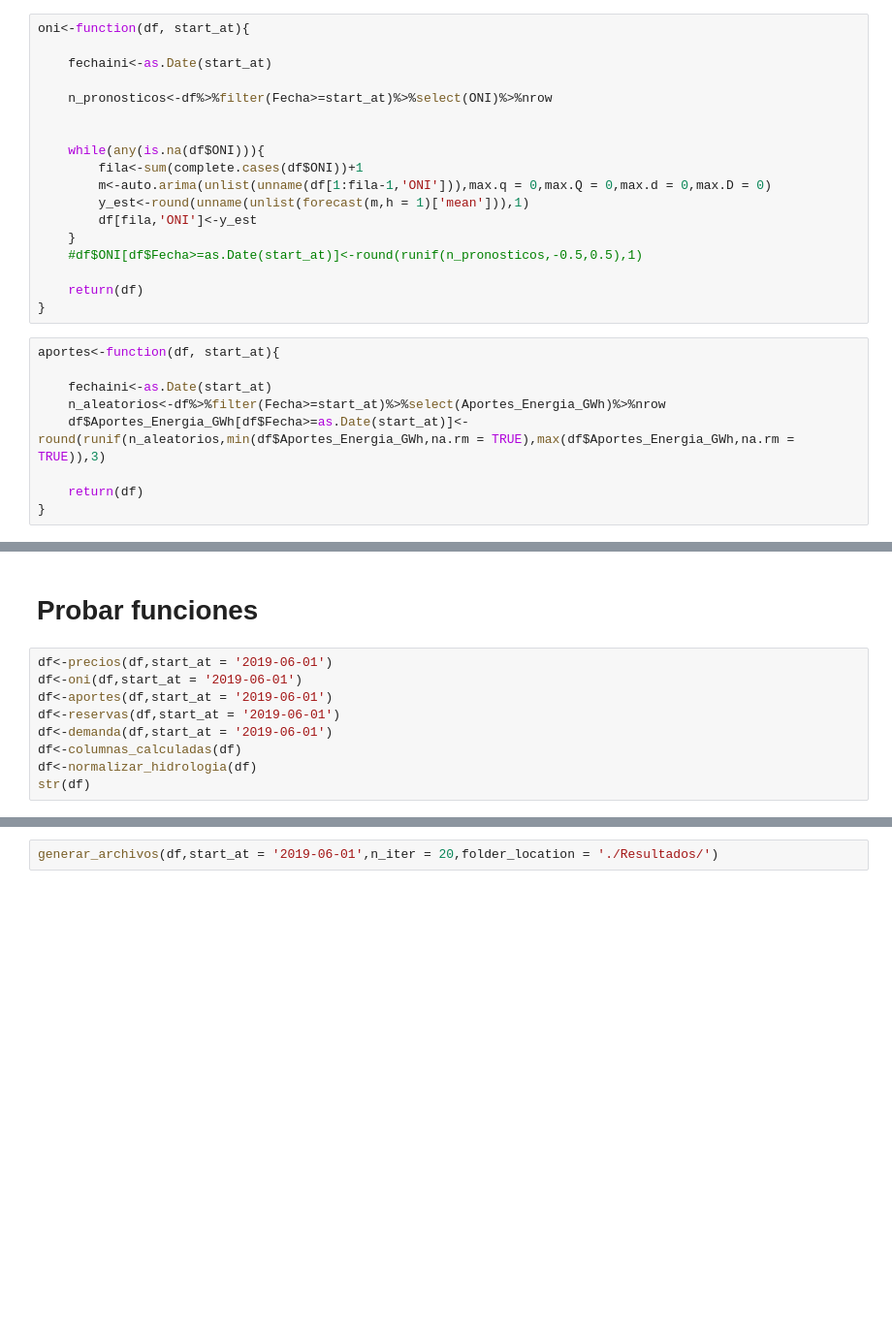
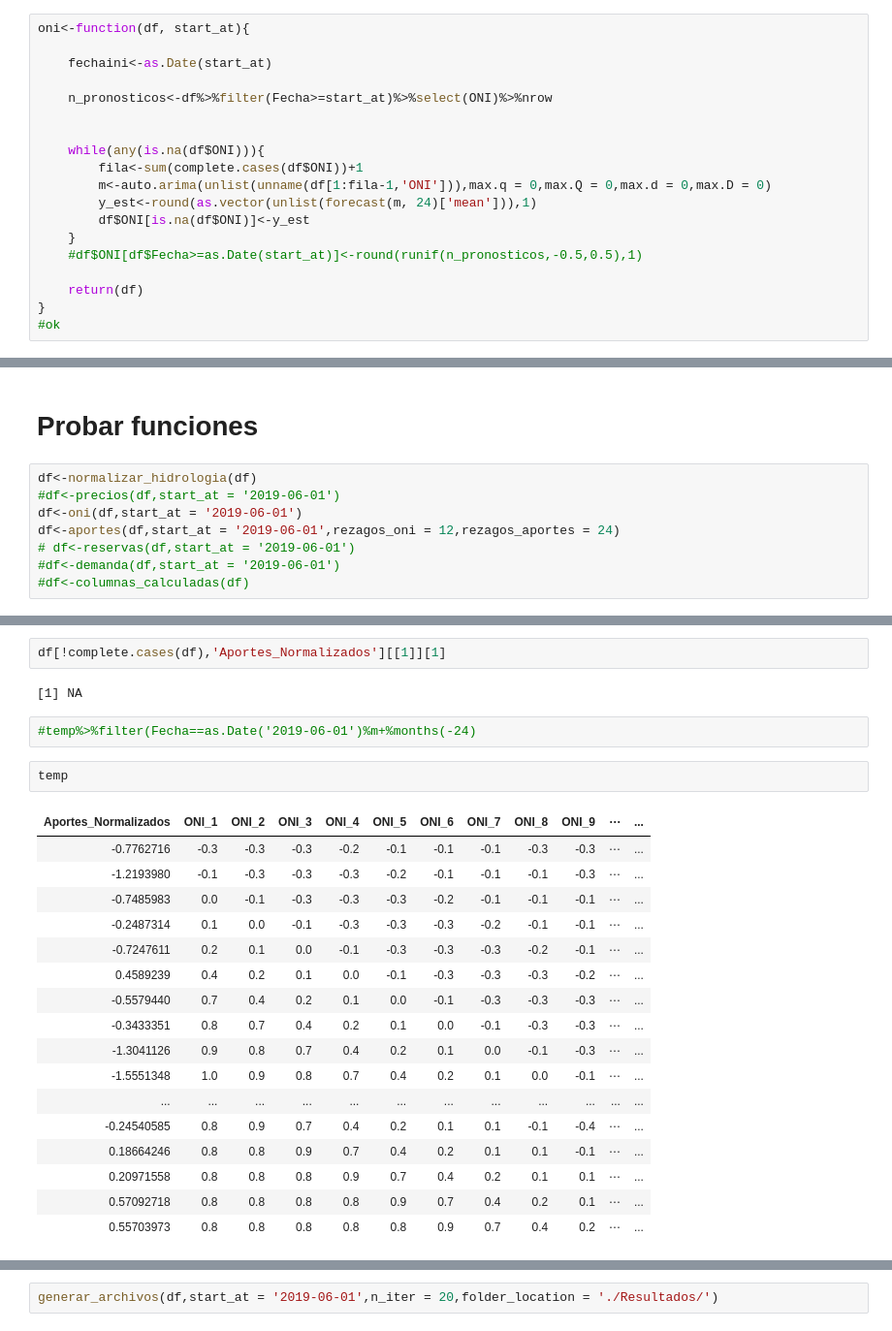
Before and after one commit to camilogavo/modelos_Bolsa, a Jupyter notebook: Models.ipynb, the cells around one changed output, grey strips where cells are left out. Shown: that part at 97% size. Saved outputs shown, nothing was run; the diff lists cells and outputs as text; blank space fills up the shorter version.

Commit message:
Aportes listos
Aportes listos

```diff
--- a/Models.ipynb
+++ b/Models.ipynb
@@ -30,19 +30,11 @@ oni<-function(df, start_at){
     while(any(is.na(df$ONI))){
         fila<-sum(complete.cases(df$ONI))+1
         m<-auto.arima(unlist(unname(df[1:fila-1,'ONI'])),max.q = 0,max.Q = 0,max.d = 0,max.D = 0)
-        y_est<-round(unname(unlist(forecast(m,h = 1)['mean'])),1)
-        df[fila,'ONI']<-y_est
+        y_est<-round(as.vector(unlist(forecast(m, 24)['mean'])),1)
+        df$ONI[is.na(df$ONI)]<-y_est
     }
     #df$ONI[df$Fecha>=as.Date(start_at)]<-round(runif(n_pronosticos,-0.5,0.5),1)
 
     return(df)
 }
+#ok
-# %%
-aportes<-function(df, start_at){
-
-    fechaini<-as.Date(start_at)
-    n_aleatorios<-df%>%filter(Fecha>=start_at)%>%select(Aportes_Energia_GWh)%>%nrow
-    df$Aportes_Energia_GWh[df$Fecha>=as.Date(start_at)]<-round(runif(n_aleatorios,min(df$Aportes_Energia_GWh,na.rm = TRUE),max(df$Aportes_Energia_GWh,na.rm = TRUE)),3)
-
-    return(df)
-}
@@ -109,11 +145,10 @@ head(df)
 # %% [markdown]
 # Probar funciones
 # %%
-df<-precios(df,start_at = '2019-06-01')
+df<-normalizar_hidrologia(df)
+#df<-precios(df,start_at = '2019-06-01')
 df<-oni(df,start_at = '2019-06-01')
-df<-aportes(df,start_at = '2019-06-01')
-df<-reservas(df,start_at = '2019-06-01')
-df<-demanda(df,start_at = '2019-06-01')
-df<-columnas_calculadas(df)
-df<-normalizar_hidrologia(df)
-str(df)
+df<-aportes(df,start_at = '2019-06-01',rezagos_oni = 12,rezagos_aportes = 24)
+# df<-reservas(df,start_at = '2019-06-01')
+#df<-demanda(df,start_at = '2019-06-01')
+#df<-columnas_calculadas(df)
@@ -147,0 +244,26 @@ tail(df)
+# %%
+df[!complete.cases(df),'Aportes_Normalizados'][[1]][1]
+# %% [output]
+[1] NA
+# %%
+#temp%>%filter(Fecha==as.Date('2019-06-01')%m+%months(-24)
+# %%
+temp
+# %% [output]
+| Aportes_Normalizados | ONI_1 | ONI_2 | ONI_3 | ONI_4 | ONI_5 | ONI_6 | ONI_7 | ONI_8 | ONI_9 | ⋯ | ... |
+| -0.7762716 | -0.3 | -0.3 | -0.3 | -0.2 | -0.1 | -0.1 | -0.1 | -0.3 | -0.3 | ⋯ | ... |
+| -1.2193980 | -0.1 | -0.3 | -0.3 | -0.3 | -0.2 | -0.1 | -0.1 | -0.1 | -0.3 | ⋯ | ... |
+| -0.7485983 | 0.0 | -0.1 | -0.3 | -0.3 | -0.3 | -0.2 | -0.1 | -0.1 | -0.1 | ⋯ | ... |
+| -0.2487314 | 0.1 | 0.0 | -0.1 | -0.3 | -0.3 | -0.3 | -0.2 | -0.1 | -0.1 | ⋯ | ... |
+| -0.7247611 | 0.2 | 0.1 | 0.0 | -0.1 | -0.3 | -0.3 | -0.3 | -0.2 | -0.1 | ⋯ | ... |
+| 0.4589239 | 0.4 | 0.2 | 0.1 | 0.0 | -0.1 | -0.3 | -0.3 | -0.3 | -0.2 | ⋯ | ... |
+| -0.5579440 | 0.7 | 0.4 | 0.2 | 0.1 | 0.0 | -0.1 | -0.3 | -0.3 | -0.3 | ⋯ | ... |
+| -0.3433351 | 0.8 | 0.7 | 0.4 | 0.2 | 0.1 | 0.0 | -0.1 | -0.3 | -0.3 | ⋯ | ... |
+| -1.3041126 | 0.9 | 0.8 | 0.7 | 0.4 | 0.2 | 0.1 | 0.0 | -0.1 | -0.3 | ⋯ | ... |
+| -1.5551348 | 1.0 | 0.9 | 0.8 | 0.7 | 0.4 | 0.2 | 0.1 | 0.0 | -0.1 | ⋯ | ... |
+| ... | ... | ... | ... | ... | ... | ... | ... | ... | ... | ... | ... |
+| -0.24540585 | 0.8 | 0.9 | 0.7 | 0.4 | 0.2 | 0.1 | 0.1 | -0.1 | -0.4 | ⋯ | ... |
+| 0.18664246 | 0.8 | 0.8 | 0.9 | 0.7 | 0.4 | 0.2 | 0.1 | 0.1 | -0.1 | ⋯ | ... |
+| 0.20971558 | 0.8 | 0.8 | 0.8 | 0.9 | 0.7 | 0.4 | 0.2 | 0.1 | 0.1 | ⋯ | ... |
+| 0.57092718 | 0.8 | 0.8 | 0.8 | 0.8 | 0.9 | 0.7 | 0.4 | 0.2 | 0.1 | ⋯ | ... |
+| 0.55703973 | 0.8 | 0.8 | 0.8 | 0.8 | 0.8 | 0.9 | 0.7 | 0.4 | 0.2 | ⋯ | ... |
```
Also changed, not shown: parts of 15 cells of this notebook, 20 other files.
